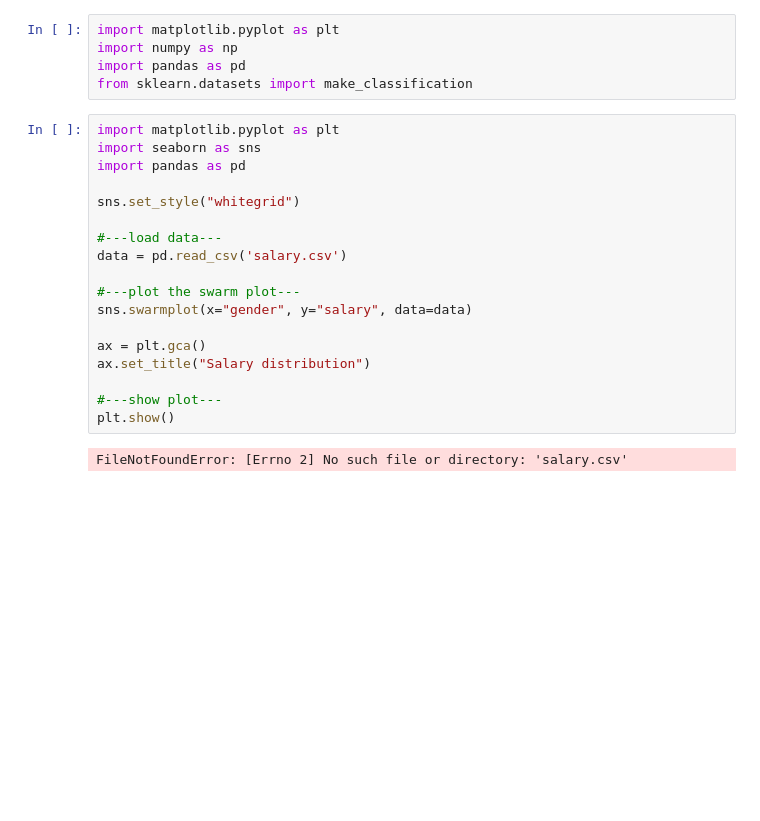
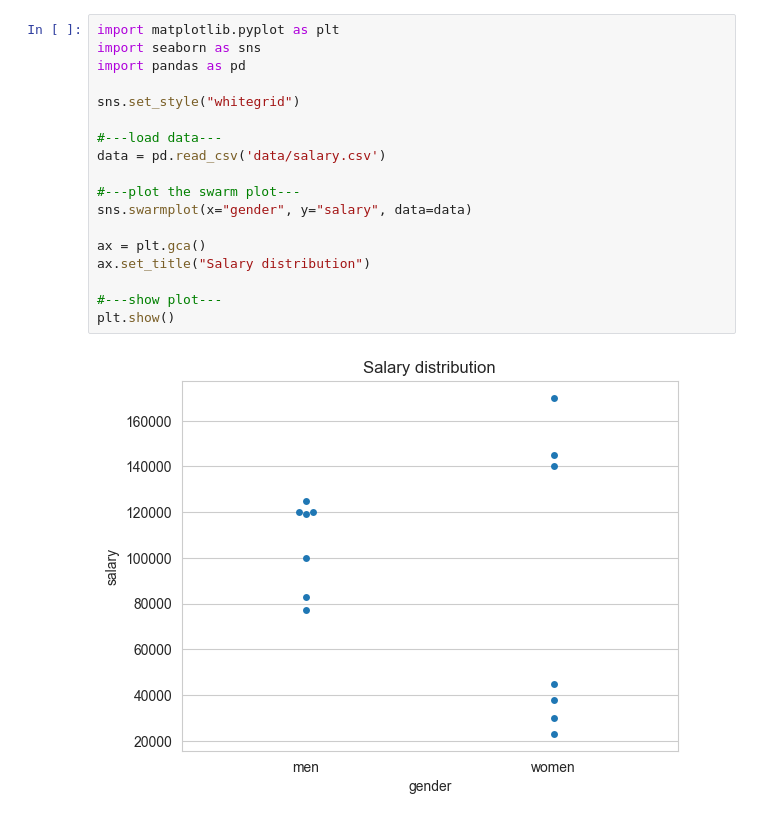
Before and after one commit to tien226anh/school_docs, a Jupyter notebook: intel_system/homeworks/bai1/no1_11.ipynb, the cells around one changed output. Drawn from its saved outputs; the diff is of its cells as text; blank space fills up the shorter version.

```diff
--- a/intel_system/homeworks/bai1/no1_11.ipynb
+++ b/intel_system/homeworks/bai1/no1_11.ipynb
@@ -1,25 +1,20 @@
-# %%
-import matplotlib.pyplot as plt
-import numpy as np
-import pandas as pd
-from sklearn.datasets import make_classification
 # %%
 import matplotlib.pyplot as plt
 import seaborn as sns
 import pandas as pd
 
 sns.set_style("whitegrid")
 
 #---load data---
-data = pd.read_csv('salary.csv')
+data = pd.read_csv('data/salary.csv')
 
 #---plot the swarm plot---
 sns.swarmplot(x="gender", y="salary", data=data)
 
 ax = plt.gca()
 ax.set_title("Salary distribution")
 
 #---show plot---
 plt.show()
 # %% [output]
-FileNotFoundError: [Errno 2] No such file or directory: 'salary.csv'
+[figure, added]
```
Also changed, not shown: 5 other files.
